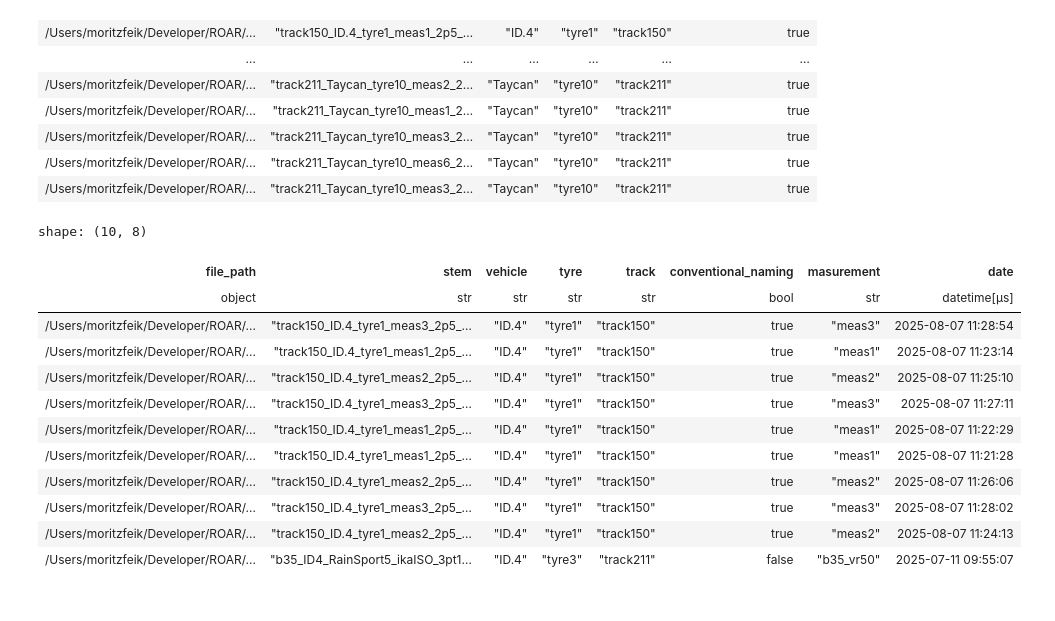
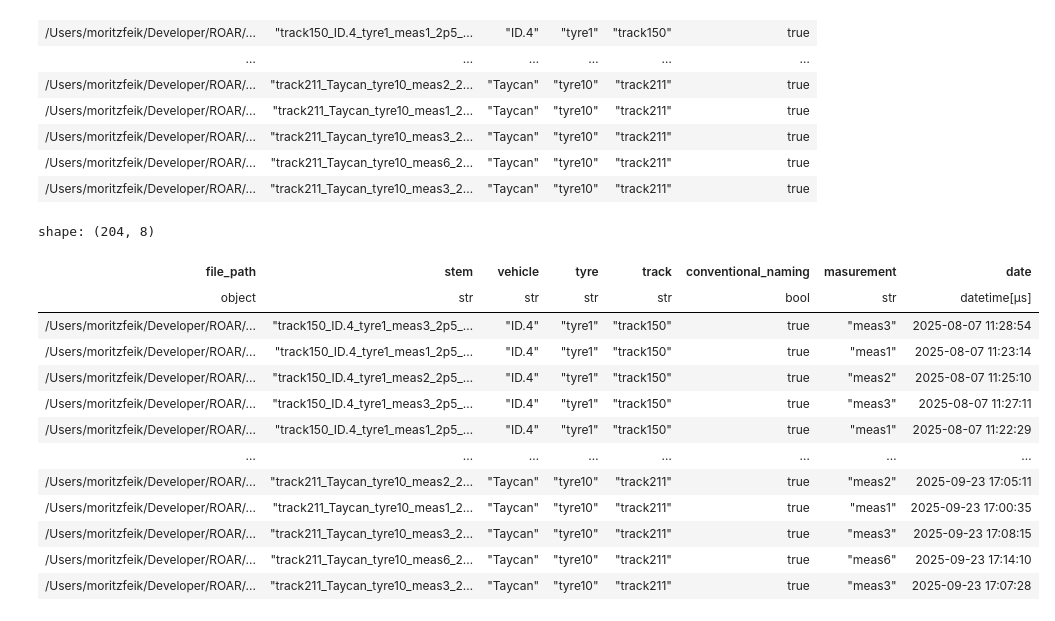
Before and after one commit to m-j-w-f/ROAR, a Jupyter notebook: src/roar/notenbooks/explore.ipynb, the cells around one changed output. Drawn from its saved outputs; the diff is of its cells as text; code cells hidden in the pictures.

```diff
--- a/src/roar/notenbooks/explore.ipynb
+++ b/src/roar/notenbooks/explore.ipynb
@@ -136,37 +154,38 @@ files_df = files_df.with_columns(
                     pl.col("stem").str.extract(r"^(b\d+)", 1),
                     pl.lit("_vr"),
                     pl.col("stem").str.extract(r"vr(\d+)", 1),
                 ]
             )
         )
         .otherwise(
             pl.concat_str(
                 [
                     pl.lit("vr"),
                     pl.col("stem").str.extract(r"vr(\d+)", 1),
                 ]
             )
         )
     )
     .alias("masurement"),
     # extract timestamp (as string)
     pl.col("stem")
     .str.extract(r"(\d{4}-\d{2}-\d{2}_\d{2}-\d{2}-\d{2})", 1)
     .str.strptime(pl.Datetime, "%Y-%m-%d_%H-%M-%S")
     .alias("date"),
 )
-files_df.head(10)
+files_df
 # %% [output]
-shape: (10, 8)
+shape: (204, 8)
 | file_path | stem | vehicle | tyre | track | conventional_naming | masurement | date |
 | object | str | str | str | str | bool | str | datetime[μs] |
 | /Users/moritzfeik/Developer/ROAR/... | "track150_ID.4_tyre1_meas3_2p5_… | "ID.4" | "tyre1" | "track150" | true | "meas3" | 2025-08-07 11:28:54 |
 | /Users/moritzfeik/Developer/ROAR/... | "track150_ID.4_tyre1_meas1_2p5_… | "ID.4" | "tyre1" | "track150" | true | "meas1" | 2025-08-07 11:23:14 |
 | /Users/moritzfeik/Developer/ROAR/... | "track150_ID.4_tyre1_meas2_2p5_… | "ID.4" | "tyre1" | "track150" | true | "meas2" | 2025-08-07 11:25:10 |
 | /Users/moritzfeik/Developer/ROAR/... | "track150_ID.4_tyre1_meas3_2p5_… | "ID.4" | "tyre1" | "track150" | true | "meas3" | 2025-08-07 11:27:11 |
 | /Users/moritzfeik/Developer/ROAR/... | "track150_ID.4_tyre1_meas1_2p5_… | "ID.4" | "tyre1" | "track150" | true | "meas1" | 2025-08-07 11:22:29 |
-| /Users/moritzfeik/Developer/ROAR/... | "track150_ID.4_tyre1_meas1_2p5_… | "ID.4" | "tyre1" | "track150" | true | "meas1" | 2025-08-07 11:21:28 |
-| /Users/moritzfeik/Developer/ROAR/... | "track150_ID.4_tyre1_meas2_2p5_… | "ID.4" | "tyre1" | "track150" | true | "meas2" | 2025-08-07 11:26:06 |
-| /Users/moritzfeik/Developer/ROAR/... | "track150_ID.4_tyre1_meas3_2p5_… | "ID.4" | "tyre1" | "track150" | true | "meas3" | 2025-08-07 11:28:02 |
-| /Users/moritzfeik/Developer/ROAR/... | "track150_ID.4_tyre1_meas2_2p5_… | "ID.4" | "tyre1" | "track150" | true | "meas2" | 2025-08-07 11:24:13 |
-| /Users/moritzfeik/Developer/ROAR/... | "b35_ID4_RainSport5_ikaISO_3pt1… | "ID.4" | "tyre3" | "track211" | false | "b35_vr50" | 2025-07-11 09:55:07 |
+| … | … | … | … | … | … | … | … |
+| /Users/moritzfeik/Developer/ROAR/... | "track211_Taycan_tyre10_meas2_2… | "Taycan" | "tyre10" | "track211" | true | "meas2" | 2025-09-23 17:05:11 |
+| /Users/moritzfeik/Developer/ROAR/... | "track211_Taycan_tyre10_meas1_2… | "Taycan" | "tyre10" | "track211" | true | "meas1" | 2025-09-23 17:00:35 |
+| /Users/moritzfeik/Developer/ROAR/... | "track211_Taycan_tyre10_meas3_2… | "Taycan" | "tyre10" | "track211" | true | "meas3" | 2025-09-23 17:08:15 |
+| /Users/moritzfeik/Developer/ROAR/... | "track211_Taycan_tyre10_meas6_2… | "Taycan" | "tyre10" | "track211" | true | "meas6" | 2025-09-23 17:14:10 |
+| /Users/moritzfeik/Developer/ROAR/... | "track211_Taycan_tyre10_meas3_2… | "Taycan" | "tyre10" | "track211" | true | "meas3" | 2025-09-23 17:07:28 |
```
Also changed, not shown: parts of 7 cells of this notebook, 2 other files.
